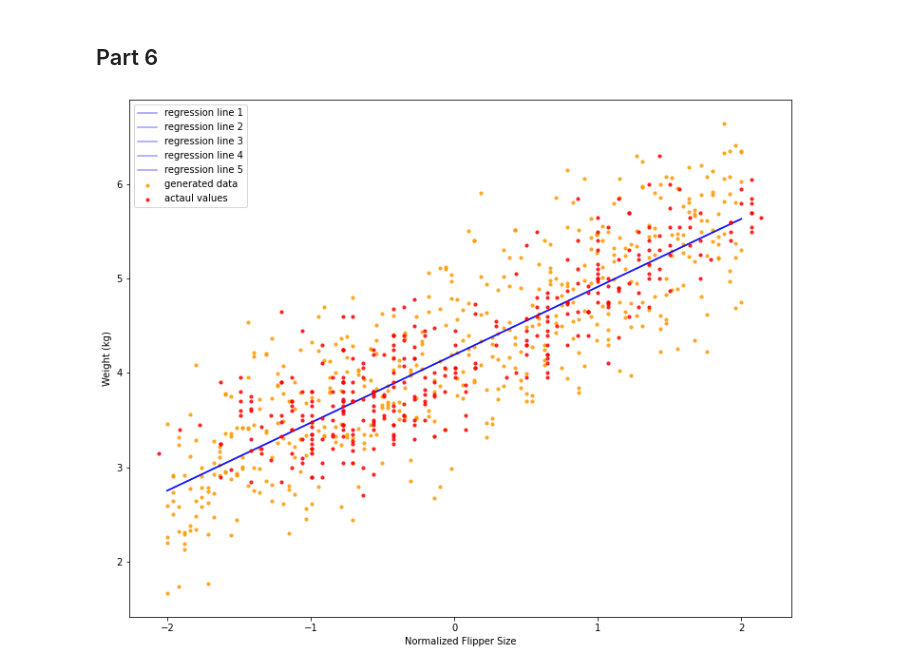
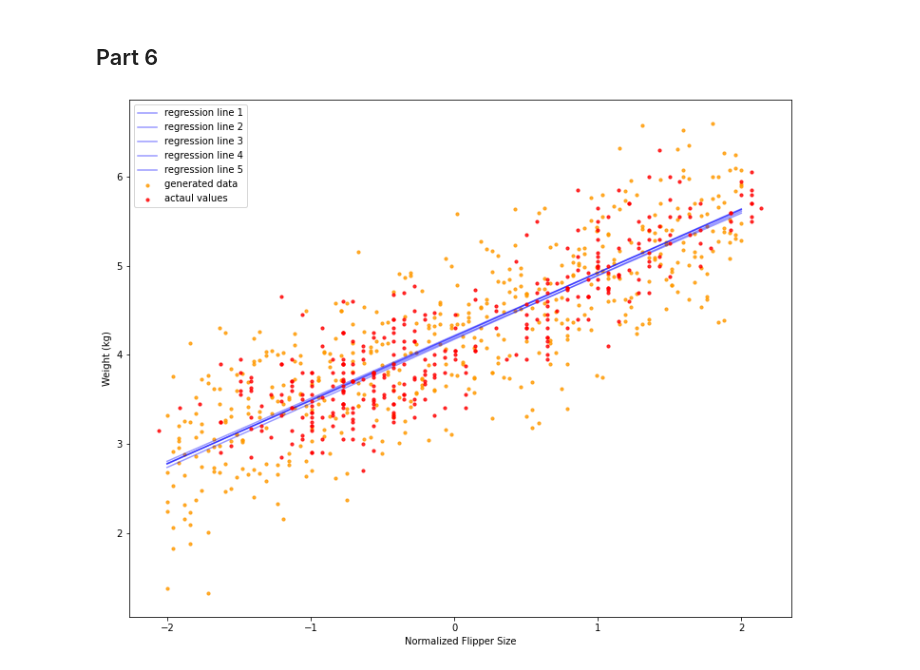
Before and after one commit to fhall18/bayes_ps2, a Jupyter notebook: Problem_3.ipynb, the cells around one changed output. Drawn from its saved outputs; the diff is of its cells as text; code cells hidden in the pictures.

```diff
--- a/Problem_3.ipynb
+++ b/Problem_3.ipynb
@@ -116,7 +138,7 @@ def log_posterior(alpha, beta, var, Y, X):
         return -100000000000000000000
     return (-N * np.log(var) / 2 - np.sum((Y - alpha - beta * X) ** 2) / var +     # log_likelihood
         ss.norm(50, np.sqrt(200)).logpdf(alpha) +                           # log of the prior on alpha
-        ss.norm(0, np.sqrt(100)).logpdf(beta))                              # log of the prior on beta
+        ss.norm(0, np.sqrt(100)).logpdf(beta)+ ss.lognorm(s=1.25).logpdf(var)  )                          # log of the prior on beta
 
 def minus_log_posterior(theta):
     Y = penguin['body_mass_kg']
@@ -199,27 +221,27 @@ plt.show()
 # %%
 # data points and regression lines
 x = np.linspace(-2, 2, 100)
 plt.figure(figsize=(12.5,10))
 appended_data = []
 for i in range(1,6):  # 10 data sets
 
     params = approx.rvs()
 
     Y0 = generate_data(*params,x,100)  # simulate 100 measurements at 0
-    plt.plot(x, alpha + beta*x, c='blue', alpha=0.4, zorder=-100,label='regression line %s' % i)
+    plt.plot(x, params[0] + params[1]*x, c='blue', alpha=0.4, zorder=-100,label='regression line %s' % i)
 
     temp_zipped = list(zip(x,Y0))
     df_temp = pd.DataFrame(temp_zipped, columns = ['x', 'y'])
     appended_data.append(df_temp)
 
 
 appended_data = pd.concat(appended_data)
 plt.scatter(appended_data['x'],appended_data['y'], c='#FF9A00',s = 10, alpha=.8,zorder=-100, label='generated data')
 plt.xlabel('Normalized Flipper Size')
 plt.ylabel('Weight (kg)')
 plt.scatter(penguin['flipper_length_norm'], penguin['body_mass_kg'], s=10,alpha=.8, c='red',label="actaul values")
 plt.legend()
 plt.savefig('generate_sample_data.png')
 plt.show()
 # %% [output]
-[figure, old version]
+[figure, new version]
```
Also changed, not shown: parts of 10 cells of this notebook.
